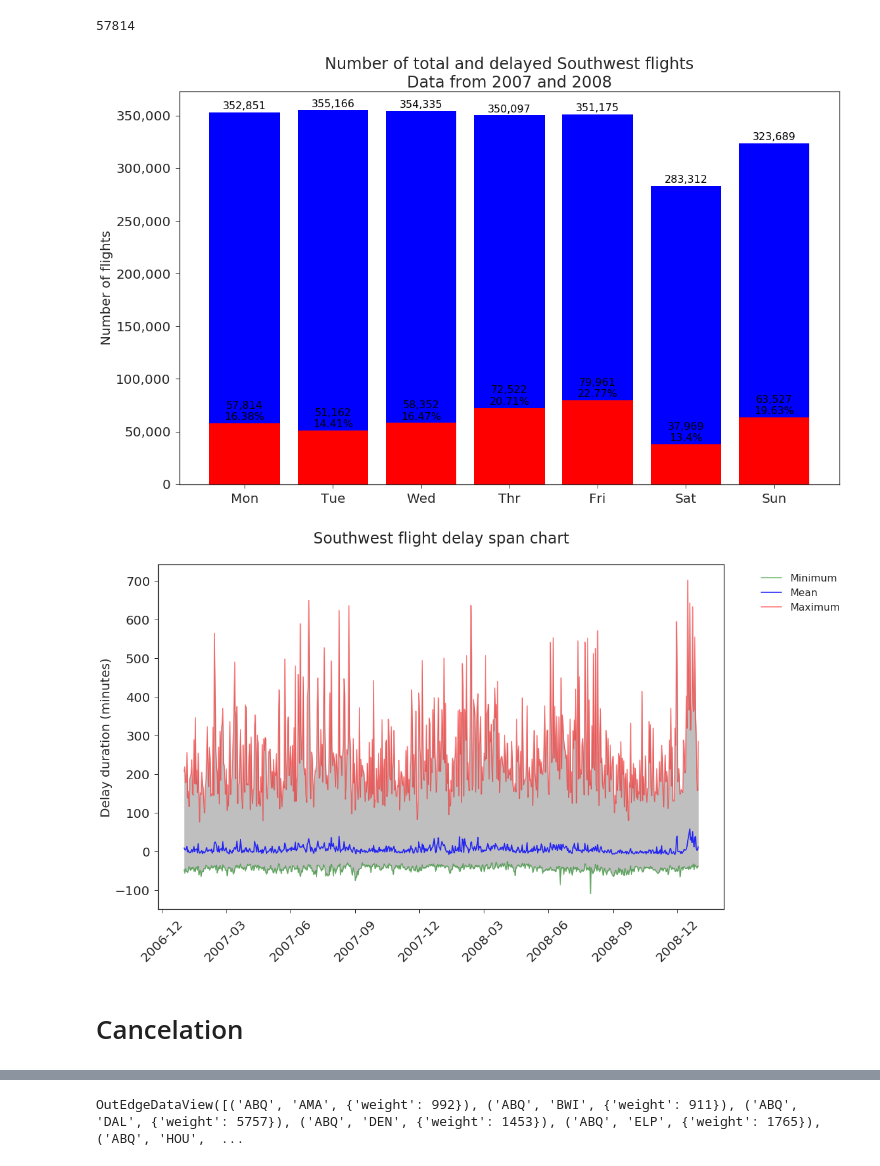
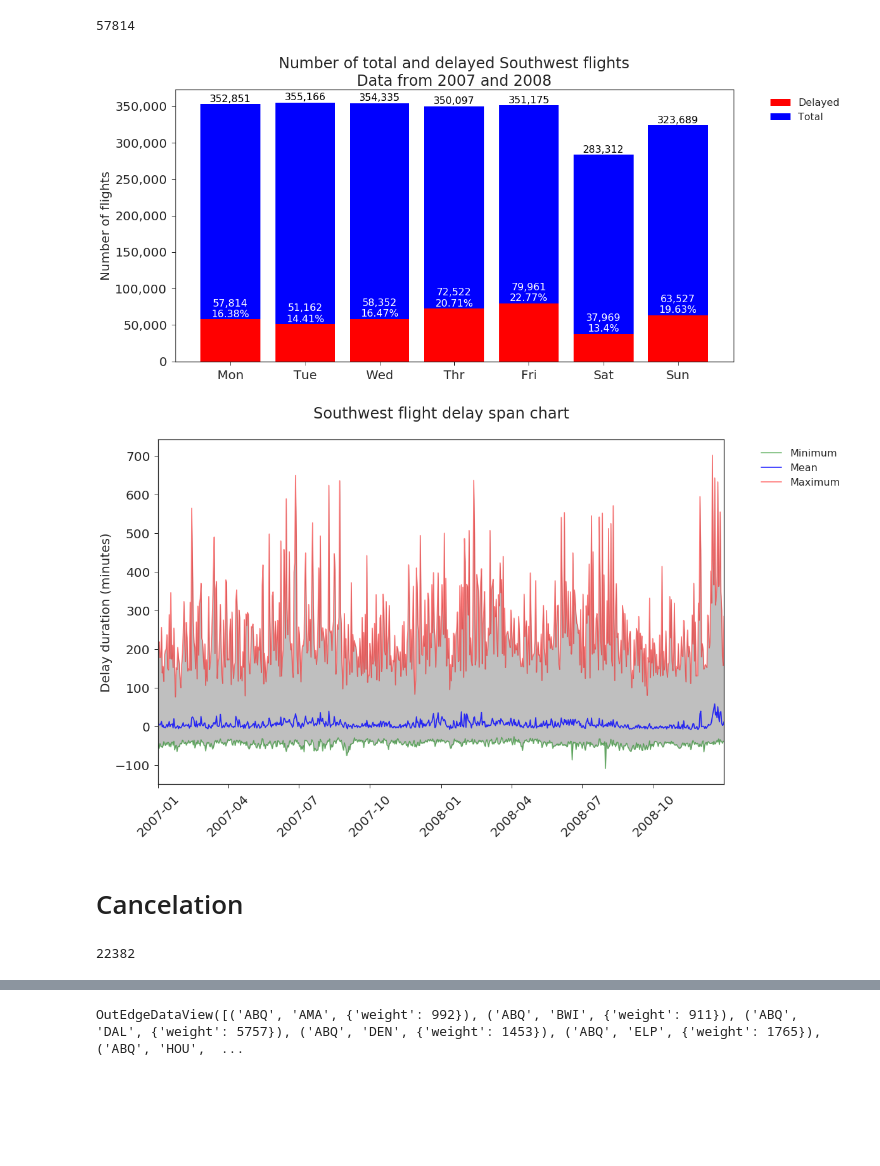
Before and after one commit to Zibski/Airline-on-time, a Jupyter notebook: Data Exploration.ipynb, the cells around one changed output, grey strips where cells are left out. Cells and saved outputs as stored; diff of their text form; code cells hidden in the pictures; blank space fills up the shorter version.

```diff
--- a/Data Exploration.ipynb
+++ b/Data Exploration.ipynb
@@ -192,7 +194,7 @@ p2 = plt.bar(y2.index, (y2.values.reshape(len(y1),) - y1.values.reshape(2,)),
 
 plt.ylabel('Number of flights', fontsize=20)
 plt.title('Number of delayed Southwest flights\n', fontsize=24)
-plt.legend(['Delayed', 'On time'], fontsize=18, bbox_to_anchor=(1.05, 1))
+plt.legend(['Delayed', 'Total'], fontsize=18, bbox_to_anchor=(1.05, 1))
 plt.xticks(y1.index,('2007', '2008'), fontsize=20)
 plt.yticks(fontsize=16)
 ax = plt.gca()
@@ -202,7 +204,7 @@ i=0
 for bar1 in p1:
     plt.gca().text(bar1.get_x() + bar1.get_width()/2,
                     bar1.get_height() + 15000, str(format(y1.iloc[i].values[0], ',')) + '\n' + str(round(100*y1.iloc[i].values[0]/y2.iloc[i].values[0],2)) + '%',
-                    ha='center', color='black', fontsize=16)
+                    ha='center', color='white', fontsize=16)
     i+=1
 i=0
 for bar2 in p2:
@@ -225,13 +227,13 @@ fig = plt.figure(figsize=(16, 8))
 Months = ['Jan', 'Feb', 'Mar', 'Apr', 'May', 'Jun',
          'Jul', 'Aug', 'Sep', 'Oct', 'Nov', 'Dec']
 
-p1 = plt.bar(y1.index, y1.values.reshape(len(y1),),color='red')
+p1 = plt.bar(y1.index, y1.values.reshape(len(y1),),color='red', width=0.9)
 p2 = plt.bar(y2.index, (y2.values.reshape(len(y2),) - y1.values.reshape(len(y1),)),
-             bottom=y1.values.reshape(len(y1),), color='blue')
+             bottom=y1.values.reshape(len(y1),), color='blue', width=0.9)
 
 plt.ylabel('Number of flights', fontsize=22)
 plt.title('Number of total and delayed Southwest flights\nData from 2007 and 2008', fontsize=24)
-#plt.legend(['Delayed', 'On time'], fontsize=16, bbox_to_anchor=(1.05, 1))
+plt.legend(['Delayed', 'Total'], fontsize=16, bbox_to_anchor=(1.05, 1))
 plt.xticks(y1.index,(Months), fontsize=20)
 plt.yticks(fontsize=20)
 ax = plt.gca()
@@ -242,7 +244,7 @@ i=0
 for bar1 in p1:
     plt.gca().text(bar1.get_x() + bar1.get_width()/2,
                     bar1.get_height() + 3000, str(format(y1.iloc[i].values[0], ',')) + '\n' + str(round(100*y1.iloc[i].values[0]/y2.iloc[i].values[0],2)) + '%',
-                    ha='center', color='black', fontsize=16)
+                    ha='center', color='white', fontsize=16)
     i+=1
 i=0
 for bar2 in p2:
@@ -264,49 +266,38 @@ y2 = df[['Month']].groupby([df.index.dayofweek]).count()
 
 width = 0.35
 
-fig = plt.figure(figsize=(18, 11))
+fig = plt.figure(figsize=(16, 8))
 
 Days = ['Mon', 'Tue', 'Wed', 'Thr', 'Fri', 'Sat', 'Sun']
 
 p1 = plt.bar(y1.index, y1.values.reshape(len(y1),),color='red')
 p2 = plt.bar(y2.index, (y2.values.reshape(len(y2),) - y1.values.reshape(len(y1),)),
              bottom=y1.values.reshape(len(y1),), color='blue')
 
 plt.ylabel('Number of flights', fontsize=20)
 plt.title('Number of total and delayed Southwest flights\nData from 2007 and 2008', fontsize=24)
-#plt.legend(['Delayed', 'On time'], fontsize=16)
+plt.legend(['Delayed', 'Total'], fontsize=16, bbox_to_anchor=(1.05, 1))
 plt.xticks(y1.index,(Days), fontsize=20)
 plt.yticks(fontsize=20)
 ax = plt.gca()
 ax.get_yaxis().set_major_formatter(
     matplotlib.ticker.FuncFormatter(lambda x, p: format(int(x), ',')))
 
-#for bar1 in p1:
-#    plt.gca().text(bar1.get_x() + bar1.get_width()/2,
-#                    bar1.get_height() + 3000, format(int(bar1.get_height()), ','),
-#                    ha='center', color='white', fontsize=18)
-#i=0
-#for bar2 in p2:
-#    plt.gca().text(bar2.get_x() + bar2.get_width()/2,
-#                    bar2.get_height() + y1.values[i] + 3000, format(int(bar2.get_height()), ','),
-#                    ha='center', color='black', fontsize=18)
-#    i+=1
-#############
 i=0
 for bar1 in p1:
     plt.gca().text(bar1.get_x() + bar1.get_width()/2,
                     bar1.get_height() + 3000, str(format(y1.iloc[i].values[0], ',')) + '\n' + str(round(100*y1.iloc[i].values[0]/y2.iloc[i].values[0],2)) + '%',
-                    ha='center', color='black', fontsize=16)
+                    ha='center', color='white', fontsize=16)
     i+=1
 i=0
 for bar2 in p2:
     plt.gca().text(bar2.get_x() + bar2.get_width()/2,
                     y2.values[i][0] + 3000, format(y2.iloc[i].values[0], ','),
                     ha='center', color='black', fontsize=16)
     i+=1
 plt.show()
 # %% [output]
-[figure, old version]
+[figure, new version]
 # %%
 y1 = np.array(df[['ArrDelay']].groupby([df.index]).min()).reshape(731,)
 y2 = np.array(df[['ArrDelay']].groupby([df.index]).mean()).reshape(731,)
@@ -325,12 +316,17 @@ plt.title('Southwest flight delay span chart\n', fontsize=24)
 plt.legend(['Minimum', 'Mean', 'Maximum'], loc=2, fontsize=16, bbox_to_anchor=(1.05, 1))
 plt.xticks(fontsize=20, rotation=45)
 plt.yticks(fontsize=20)
-
+axes = plt.gca()
+axes.set_xlim([np.datetime64('2007-01-01T00:00:00.000000000'),np.datetime64('2008-12-31T00:00:00.000000000')])
 plt.show()
 # %% [output]
-[figure, old version]
+[figure, new version]
 # %% [markdown]
 # Cancelation
+# %%
+len(CancFlights)
+# %% [output]
+22382
 # %%
 CancFlights = df[(df.Status == 4)]
 
```
Also changed, not shown: parts of 16 cells of this notebook.
